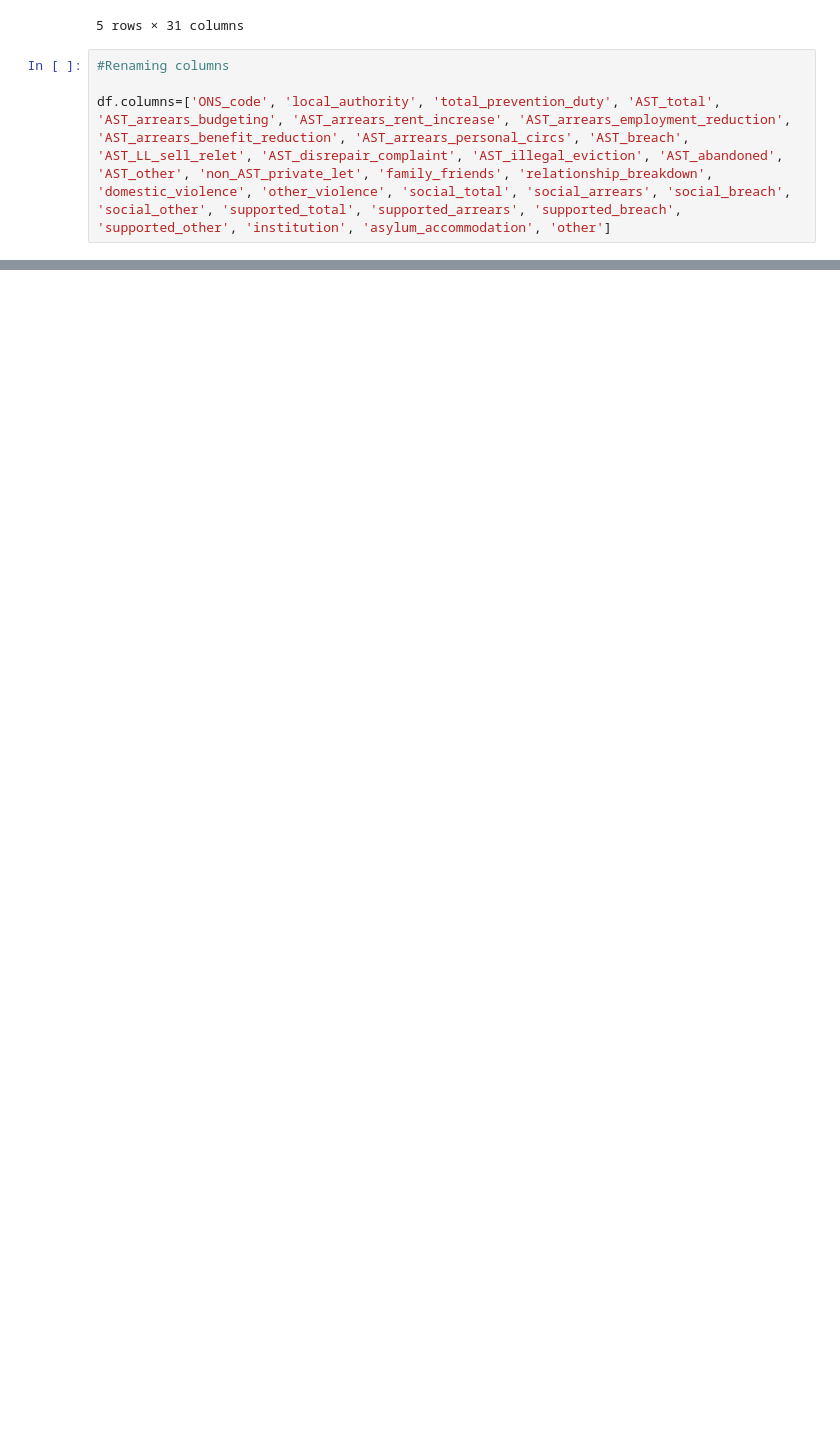
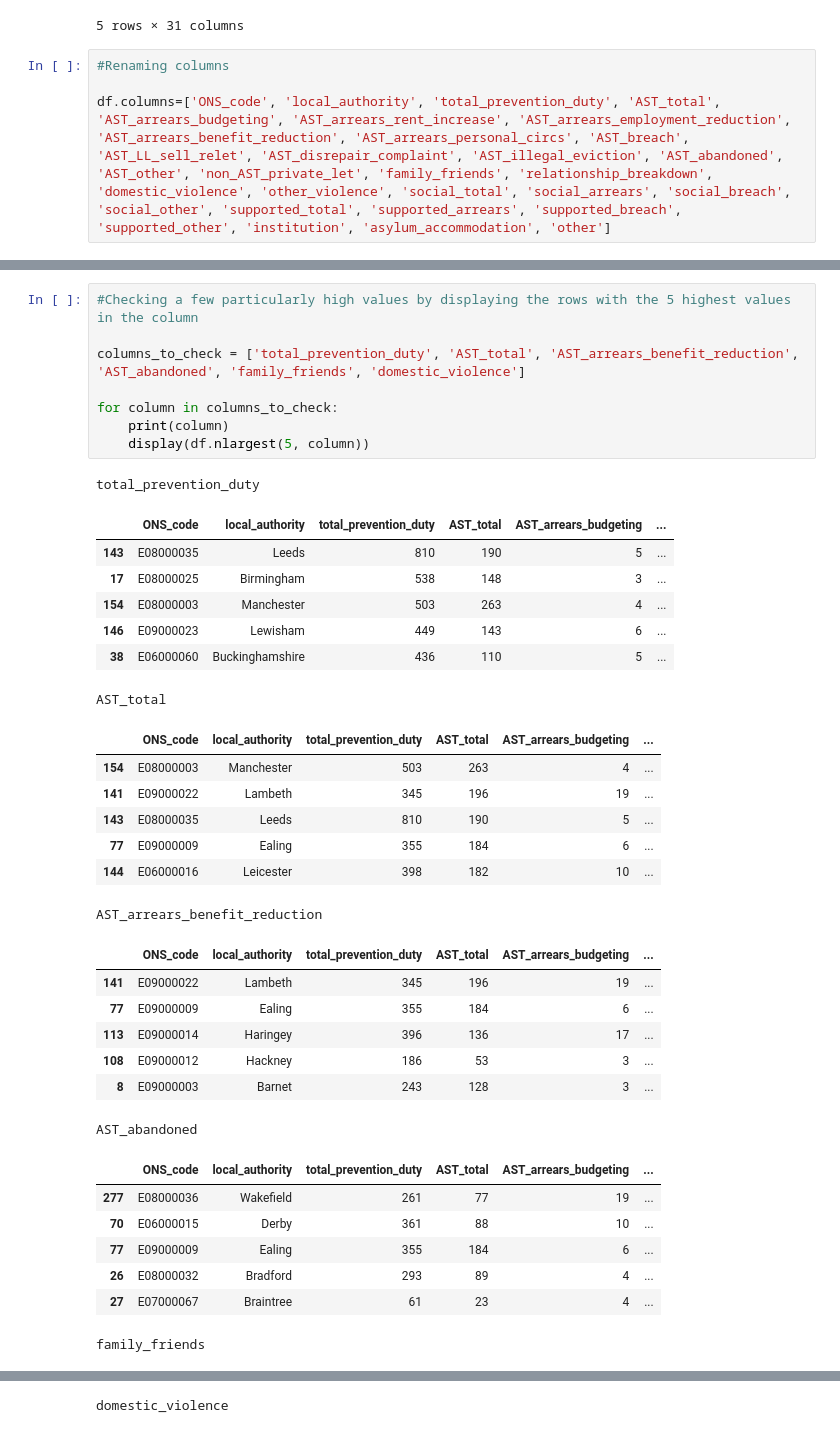
Before and after one commit to lu-fisher/Homelessness-reasons, a Jupyter notebook: Homelessness reasons.ipynb, the cells around one changed output, grey strips where cells are left out. Cells and saved outputs as stored; diff of their text form; blank space fills up the shorter version.

```diff
--- a/Homelessness reasons.ipynb
+++ b/Homelessness reasons.ipynb
@@ -172,0 +322,38 @@ def strip_rename(df):
+# %%
+#Checking a few particularly high values by displaying the rows with the 5 highest values in the column
+
+columns_to_check = ['total_prevention_duty', 'AST_total', 'AST_arrears_benefit_reduction', 'AST_abandoned', 'family_friends', 'domestic_violence']
+
+for column in columns_to_check:
+    print(column)
+    display(df.nlargest(5, column))
+# %% [output]
+total_prevention_duty
+|  | ONS_code | local_authority | total_prevention_duty | AST_total | AST_arrears_budgeting | ... |
+| 143 | E08000035 | Leeds | 810 | 190 | 5 | ... |
+| 17 | E08000025 | Birmingham | 538 | 148 | 3 | ... |
+| 154 | E08000003 | Manchester | 503 | 263 | 4 | ... |
+| 146 | E09000023 | Lewisham | 449 | 143 | 6 | ... |
+| 38 | E06000060 | Buckinghamshire | 436 | 110 | 5 | ... |
+AST_total
+|  | ONS_code | local_authority | total_prevention_duty | AST_total | AST_arrears_budgeting | ... |
+| 154 | E08000003 | Manchester | 503 | 263 | 4 | ... |
+| 141 | E09000022 | Lambeth | 345 | 196 | 19 | ... |
+| 143 | E08000035 | Leeds | 810 | 190 | 5 | ... |
+| 77 | E09000009 | Ealing | 355 | 184 | 6 | ... |
+| 144 | E06000016 | Leicester | 398 | 182 | 10 | ... |
+AST_arrears_benefit_reduction
+|  | ONS_code | local_authority | total_prevention_duty | AST_total | AST_arrears_budgeting | ... |
+| 141 | E09000022 | Lambeth | 345 | 196 | 19 | ... |
+| 77 | E09000009 | Ealing | 355 | 184 | 6 | ... |
+| 113 | E09000014 | Haringey | 396 | 136 | 17 | ... |
+| 108 | E09000012 | Hackney | 186 | 53 | 3 | ... |
+| 8 | E09000003 | Barnet | 243 | 128 | 3 | ... |
+AST_abandoned
+|  | ONS_code | local_authority | total_prevention_duty | AST_total | AST_arrears_budgeting | ... |
+| 277 | E08000036 | Wakefield | 261 | 77 | 19 | ... |
+| 70 | E06000015 | Derby | 361 | 88 | 10 | ... |
+| 77 | E09000009 | Ealing | 355 | 184 | 6 | ... |
+| 26 | E08000032 | Bradford | 293 | 89 | 4 | ... |
+| 27 | E07000067 | Braintree | 61 | 23 | 4 | ... |
+family_friends
@@ -172,0 +366 @@ def strip_rename(df):
+domestic_violence
```
Also changed, not shown: parts of 12 cells of this notebook.
